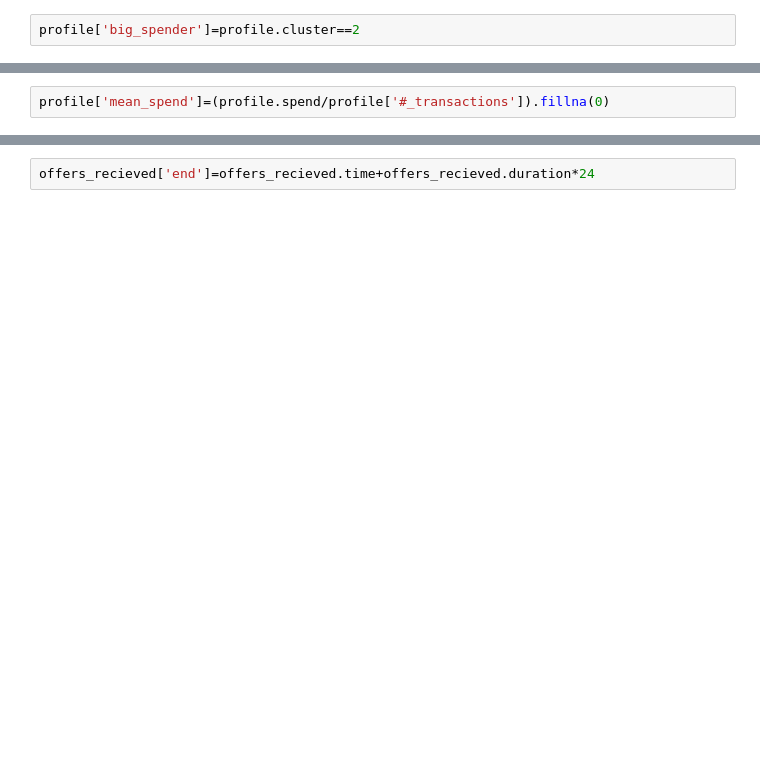
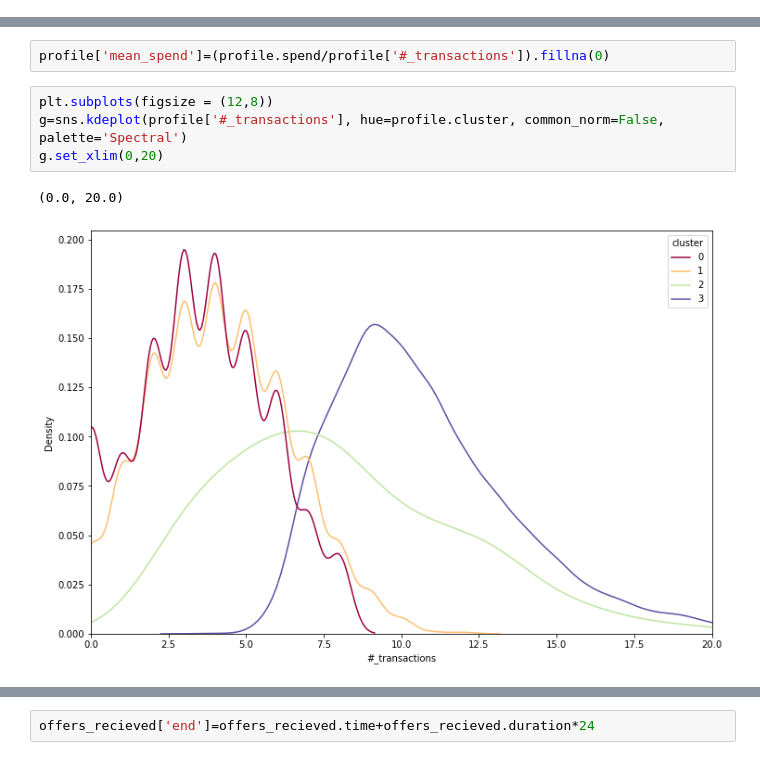
Before and after one commit to Stigant/Starbucks-Project, a Jupyter notebook: Starbucks_Capstone_notebook.ipynb, the cells around one changed output, grey strips where cells are left out. Drawn from its saved outputs; the diff is of its cells as text; blank space fills up the shorter version.

```diff
--- a/Starbucks_Capstone_notebook.ipynb
+++ b/Starbucks_Capstone_notebook.ipynb
@@ -378,2 +383,0 @@ sns.scatterplot(data=profile, x='income', y='spend', hue=profile.cluster,palette
-# %%
-profile['big_spender']=profile.cluster==2
@@ -380,5 +398,12 @@ profile['big_spender']=profile.cluster==2
 # %%
 profile['mean_spend']=(profile.spend/profile['#_transactions']).fillna(0)
+# %%
+plt.subplots(figsize = (12,8))
+g=sns.kdeplot(profile['#_transactions'], hue=profile.cluster, common_norm=False, palette='Spectral')
+g.set_xlim(0,20)
+# %% [output]
+(0.0, 20.0)
+[figure, added]
 # %%
 plt.subplots(figsize = (12,8))
 g=sns.kdeplot(profile.mean_spend, hue=profile.cluster, common_norm=False, palette='Spectral')
```
Also changed, not shown: parts of 75 cells of this notebook.
